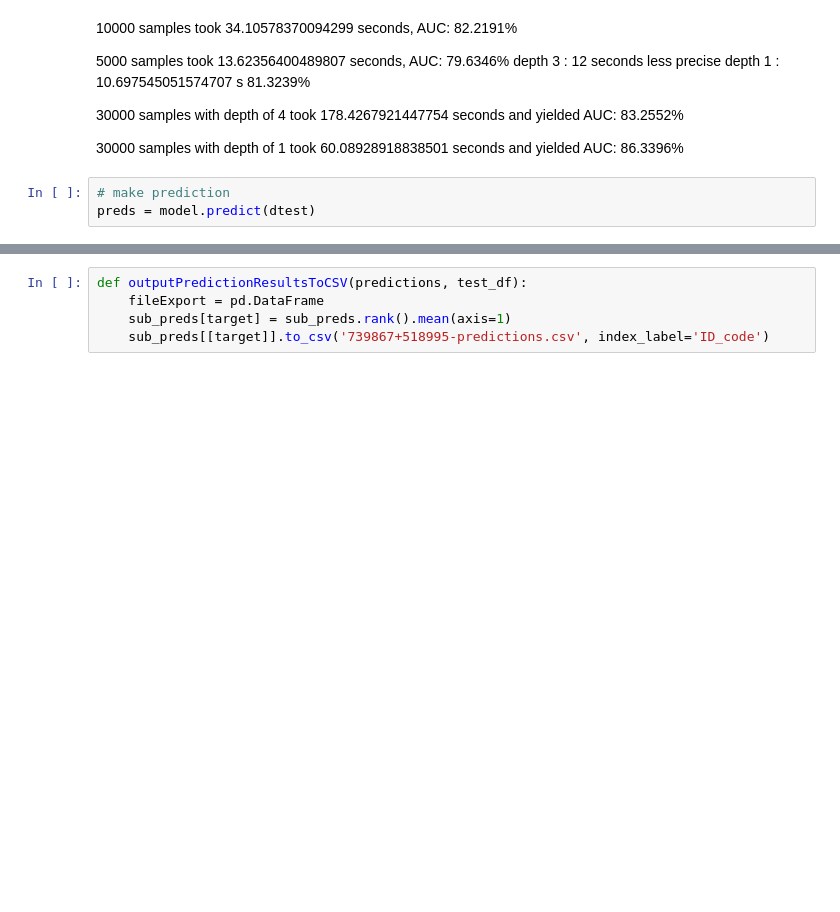
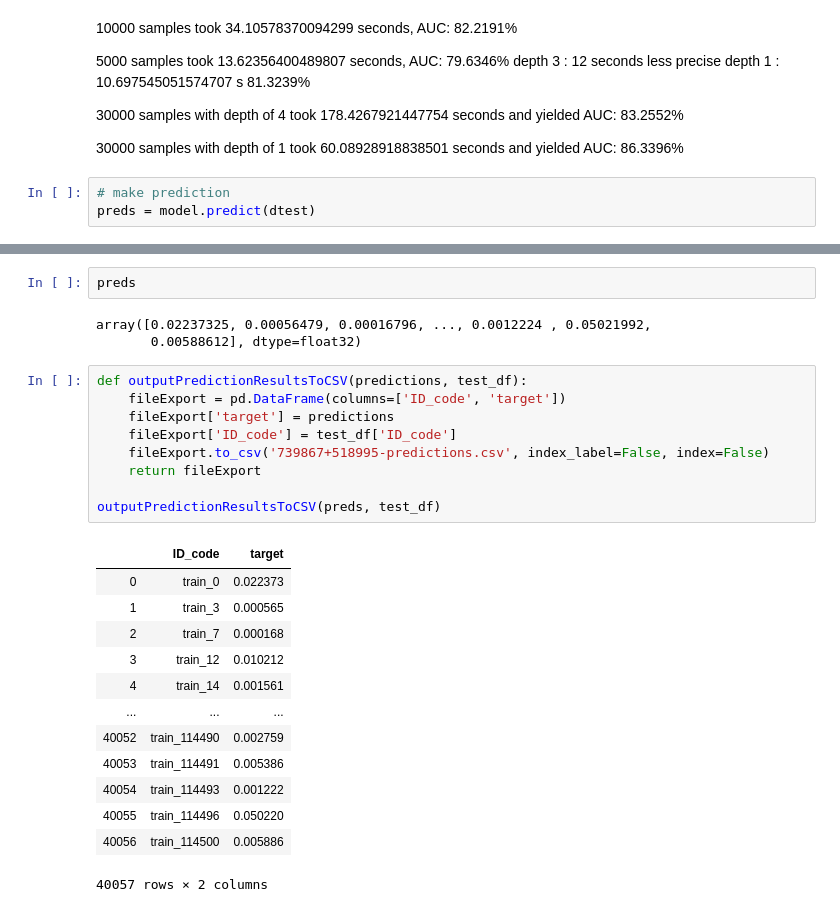
Before and after one commit to qinkle/MachineLearningTask, a Jupyter notebook: xgboost.ipynb, the cells around one changed output, grey strips where cells are left out. Cells and saved outputs as stored; diff of their text form; blank space fills up the shorter version.

```diff
--- a/xgboost.ipynb
+++ b/xgboost.ipynb
@@ -106,5 +105,28 @@ ValueError: Unable to parse node: 0:[83
+# %%
+preds
+# %% [output]
+array([0.02237325, 0.00056479, 0.00016796, ..., 0.0012224 , 0.05021992,
+       0.00588612], dtype=float32)
 # %%
 def outputPredictionResultsToCSV(predictions, test_df):
-    fileExport = pd.DataFrame
-    sub_preds[target] = sub_preds.rank().mean(axis=1)
-    sub_preds[[target]].to_csv('739867+518995-predictions.csv', index_label='ID_code')
+    fileExport = pd.DataFrame(columns=['ID_code', 'target'])
+    fileExport['target'] = predictions
+    fileExport['ID_code'] = test_df['ID_code']
+    fileExport.to_csv('739867+518995-predictions.csv', index_label=False, index=False)
+    return fileExport
+
+outputPredictionResultsToCSV(preds, test_df)
+# %% [output]
+|  | ID_code | target |
+| 0 | train_0 | 0.022373 |
+| 1 | train_3 | 0.000565 |
+| 2 | train_7 | 0.000168 |
+| 3 | train_12 | 0.010212 |
+| 4 | train_14 | 0.001561 |
+| ... | ... | ... |
+| 40052 | train_114490 | 0.002759 |
+| 40053 | train_114491 | 0.005386 |
+| 40054 | train_114493 | 0.001222 |
+| 40055 | train_114496 | 0.050220 |
+| 40056 | train_114500 | 0.005886 |
+40057 rows × 2 columns
```
Also changed, not shown: parts of 6 cells of this notebook, 1 other file.
